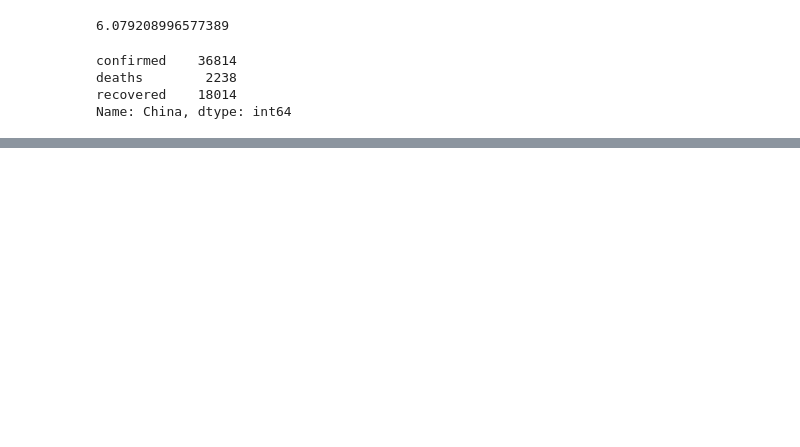
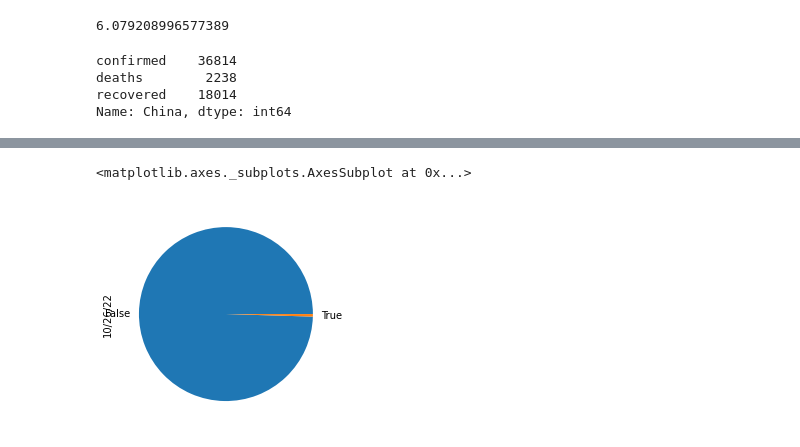
Before and after one commit to rafaelcarvalho7/AluraFCD, a Jupyter notebook: Data_Science_análises_para_saúde_e_medicina.ipynb, the cells around one changed output, grey strips where cells are left out. Drawn from its saved outputs; the diff is of its cells as text; code cells hidden in the pictures; blank space fills up the shorter version.

```diff
--- a/Data_Science_análises_para_saúde_e_medicina.ipynb
+++ b/Data_Science_análises_para_saúde_e_medicina.ipynb
@@ -387,0 +392,2 @@ Name: China, dtype: int64
+# %%
+cases_confirmed.set_index('Country/Region').loc['China'].sum()
@@ -387,0 +407,3 @@ Name: China, dtype: int64
+# %%
+is_mainland = cases_confirmed["Country/Region"] == "China"
+is_mainland.head()
@@ -387,0 +417,4 @@ Name: China, dtype: int64
+# %%
+cases_confirmed["is_mainland_china"] = is_mainland
+display(cases_confirmed.head(80))
+display(cases_confirmed.tail())
@@ -387,0 +464,5 @@ Name: China, dtype: int64
+# %%
+cases_confirmed.groupby("is_mainland_china").sum()[last_date].plot(kind='pie')
+# %% [output]
+<matplotlib.axes._subplots.AxesSubplot at 0x...>
+[figure, added]
```
Also changed, not shown: parts of 59 cells of this notebook.
